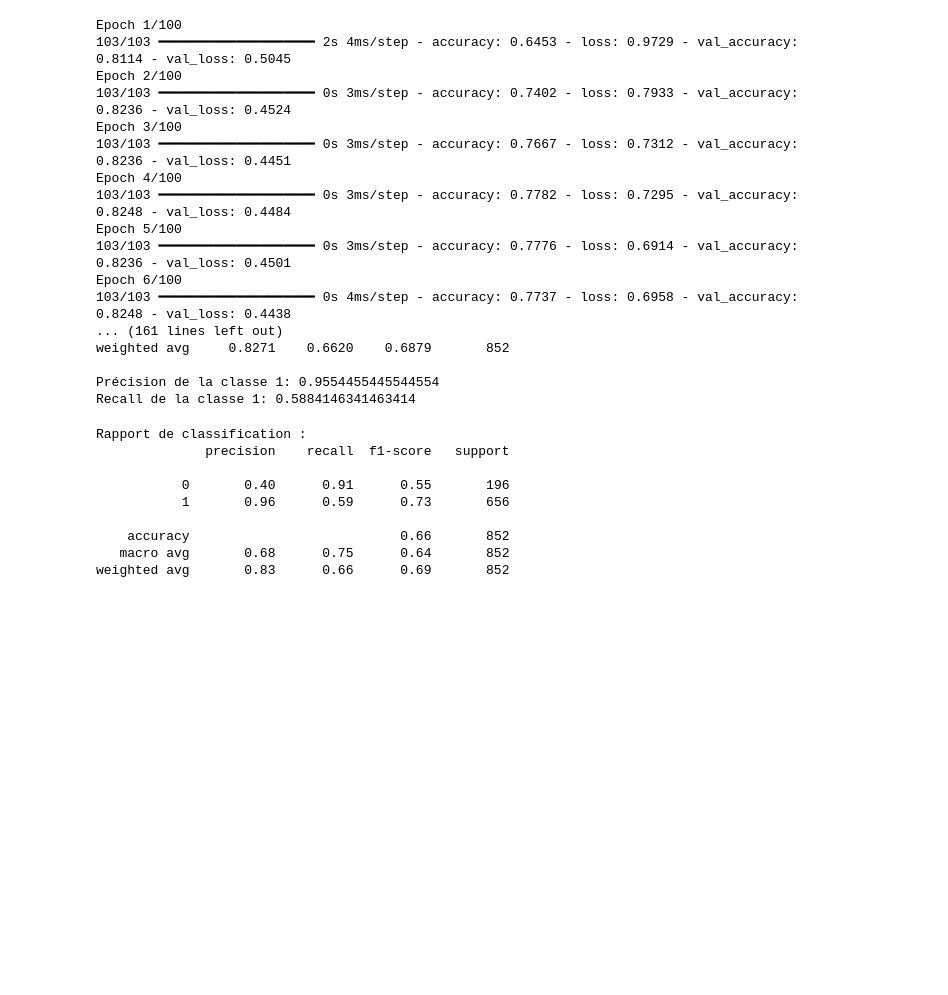
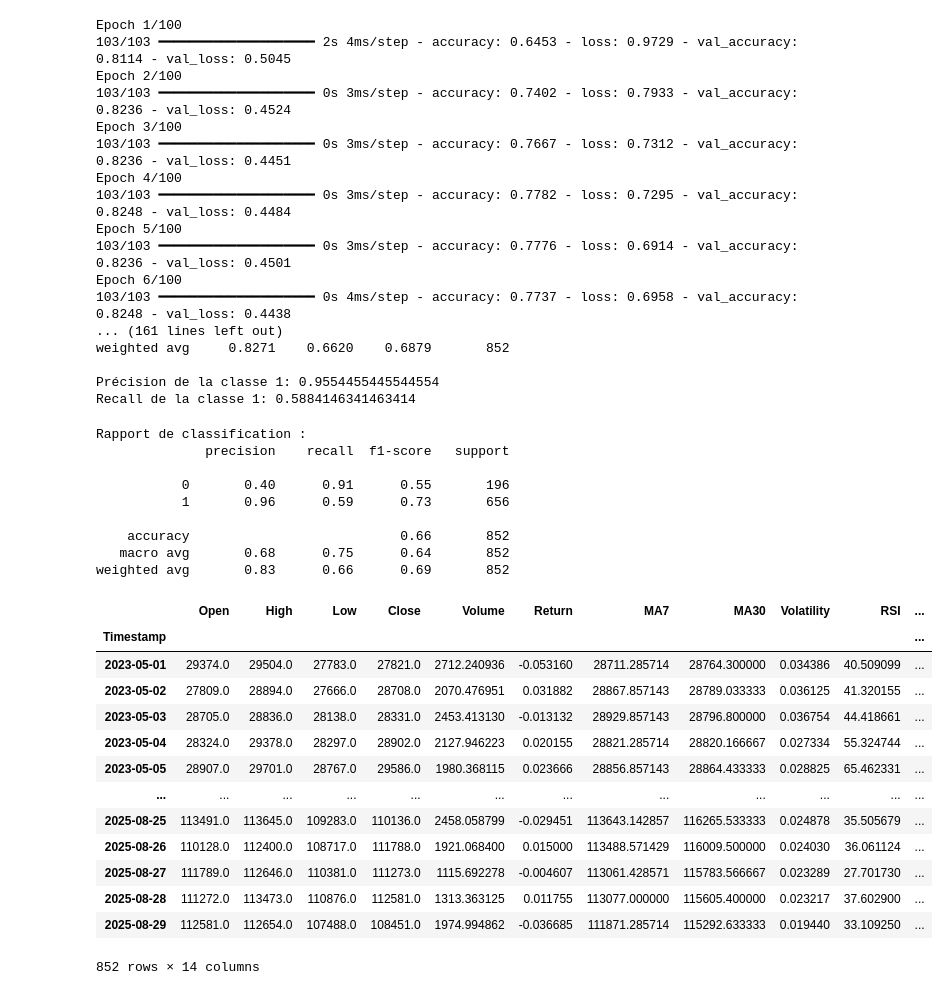
Before and after one commit to EliasKhallouk/AICryptoPredictor, a Jupyter notebook: notebooks/01_data_exploration.ipynb, the cells around one changed output. Cells and saved outputs as stored; diff of their text form; code cells hidden in the pictures; blank space fills up the shorter version.

```diff
--- a/notebooks/01_data_exploration.ipynb
+++ b/notebooks/01_data_exploration.ipynb
@@ -750,3 +750,20 @@ Rapport de classification :
     accuracy                           0.66       852
    macro avg       0.68      0.75      0.64       852
 weighted avg       0.83      0.66      0.69       852
+# %%
+X_test
+# %% [output]
+|  | Open | High | Low | Close | Volume | Return | MA7 | MA30 | Volatility | RSI | ... |
+| Timestamp |  |  |  |  |  |  |  |  |  |  | ... |
+| 2023-05-01 | 29374.0 | 29504.0 | 27783.0 | 27821.0 | 2712.240936 | -0.053160 | 28711.285714 | 28764.300000 | 0.034386 | 40.509099 | ... |
+| 2023-05-02 | 27809.0 | 28894.0 | 27666.0 | 28708.0 | 2070.476951 | 0.031882 | 28867.857143 | 28789.033333 | 0.036125 | 41.320155 | ... |
+| 2023-05-03 | 28705.0 | 28836.0 | 28138.0 | 28331.0 | 2453.413130 | -0.013132 | 28929.857143 | 28796.800000 | 0.036754 | 44.418661 | ... |
+| 2023-05-04 | 28324.0 | 29378.0 | 28297.0 | 28902.0 | 2127.946223 | 0.020155 | 28821.285714 | 28820.166667 | 0.027334 | 55.324744 | ... |
+| 2023-05-05 | 28907.0 | 29701.0 | 28767.0 | 29586.0 | 1980.368115 | 0.023666 | 28856.857143 | 28864.433333 | 0.028825 | 65.462331 | ... |
+| ... | ... | ... | ... | ... | ... | ... | ... | ... | ... | ... | ... |
+| 2025-08-25 | 113491.0 | 113645.0 | 109283.0 | 110136.0 | 2458.058799 | -0.029451 | 113643.142857 | 116265.533333 | 0.024878 | 35.505679 | ... |
+| 2025-08-26 | 110128.0 | 112400.0 | 108717.0 | 111788.0 | 1921.068400 | 0.015000 | 113488.571429 | 116009.500000 | 0.024030 | 36.061124 | ... |
+| 2025-08-27 | 111789.0 | 112646.0 | 110381.0 | 111273.0 | 1115.692278 | -0.004607 | 113061.428571 | 115783.566667 | 0.023289 | 27.701730 | ... |
+| 2025-08-28 | 111272.0 | 113473.0 | 110876.0 | 112581.0 | 1313.363125 | 0.011755 | 113077.000000 | 115605.400000 | 0.023217 | 37.602900 | ... |
+| 2025-08-29 | 112581.0 | 112654.0 | 107488.0 | 108451.0 | 1974.994862 | -0.036685 | 111871.285714 | 115292.633333 | 0.019440 | 33.109250 | ... |
+852 rows × 14 columns
```
Also changed, not shown: parts of 3 cells of this notebook, 9 other files.
